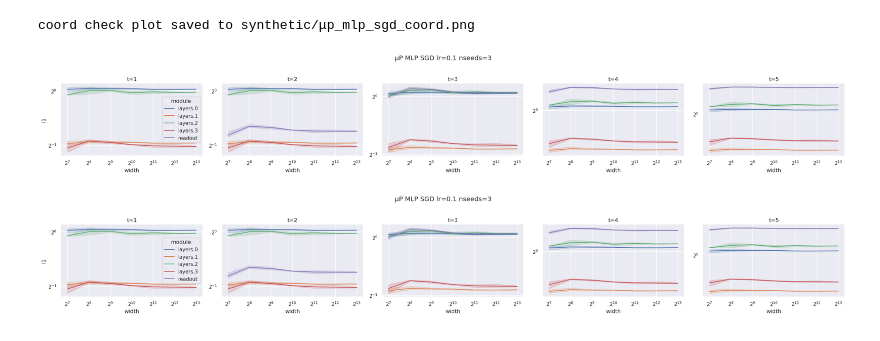
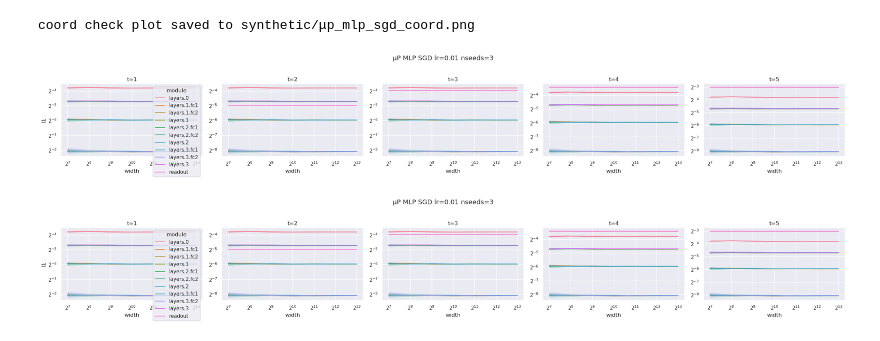
Before and after one commit to okitouni/torch-flame, a Jupyter notebook: mup/synthetic.ipynb, the cells around one changed output. Drawn from its saved outputs; the diff is of its cells as text; code cells hidden in the pictures.

```diff
--- a/mup/synthetic.ipynb
+++ b/mup/synthetic.ipynb
@@ -20 +24,23 @@ y = torch.randn(samples, 1, generator=rng) if random else torch.norm(X, dim=1, k
+# %%
+torch.manual_seed(seed)
+
+tf.mup.coord_check(
+    tf.models.ResMLP,
+    nlayers=4,
+    in_dim=n_dims,
+    out_dim=1,
+    mup=True,
+    lr=0.01,
+    train_loader=torch.utils.data.DataLoader(
+        torch.utils.data.TensorDataset(X[:128], y[:128]), batch_size=128
+    ),
+    nsteps=5,
+    nseeds=3,
+    legend=True,
+    plotdir='synthetic',
+)
+# %% [output]
+coord check plot saved to synthetic/μp_mlp_sgd_coord.png
+[figure, added]
+[figure, added]
 # %%
@@ -26,25 +49,5 @@ lrs = [0.8, 0.5, 1e-1, 2e-2, 1.5e-2, 1e-2, 5e-3]
 seeds = range(3)
 epochs = 200
-# %%
-tf.mup.coord_check(
-    tf.models.MLP,
-    nlayers=4,
-    in_dim=n_dims,
-    out_dim=1,
-    mup=True,
-    lr=0.1,
-    train_loader=torch.utils.data.DataLoader(
-        torch.utils.data.TensorDataset(X[:128], y[:128]), batch_size=128
-    ),
-    nsteps=5,
-    nseeds=3,
-    legend=True,
-    plotdir='synthetic',
-)
-# %% [output]
-coord check plot saved to synthetic/μp_mlp_sgd_coord.png
-[figure, removed]
-[figure, removed]
 # %%
 pbar = trange(len(widths) * len(seeds) * len(lrs))
 use_mup = True
```
Also changed, not shown: parts of 5 cells of this notebook, 2 other files.
